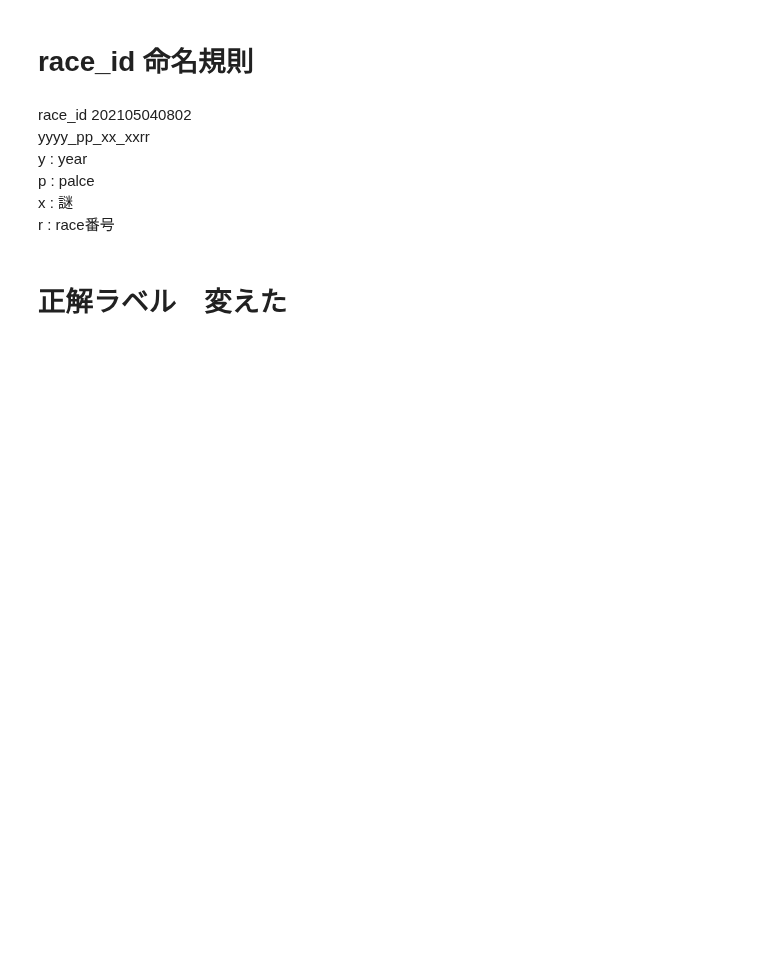
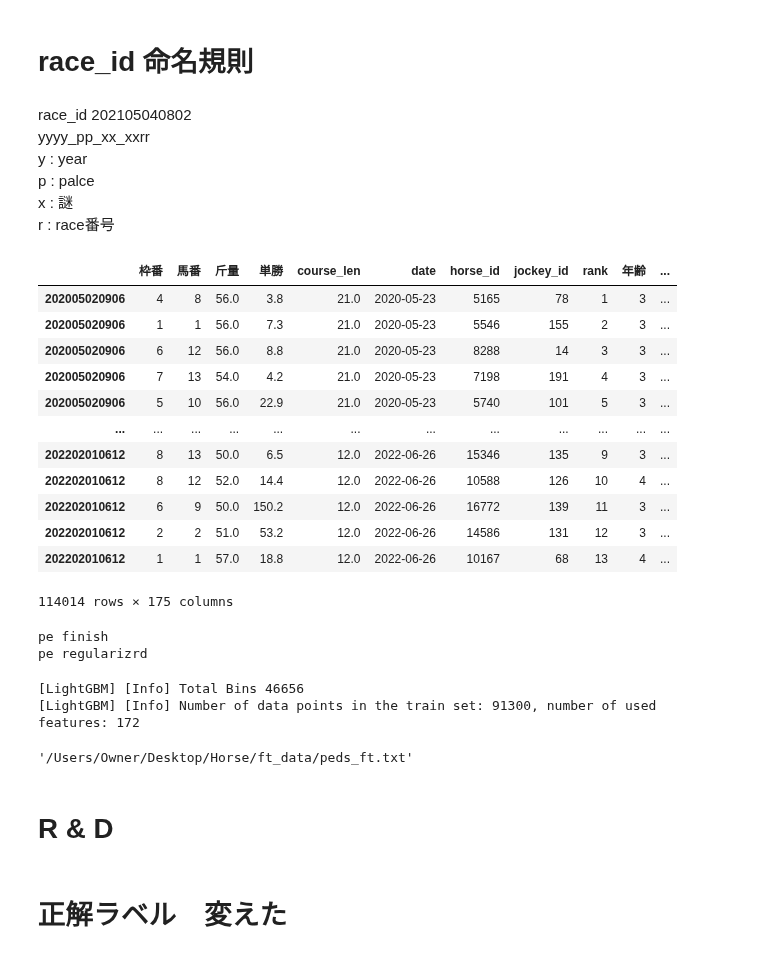
Before and after one commit to yodarjeering/horse, a Jupyter notebook: Rank.ipynb, the cells around one changed output. Saved outputs shown, nothing was run; the diff lists cells and outputs as text; code cells hidden in the pictures; blank space fills up the shorter version.

```diff
--- a/Rank.ipynb
+++ b/Rank.ipynb
@@ -47,6 +46,34 @@ y : year\
 p : palce\
 x : 謎\
 r : race番号
+# %%
+ll.r.data_c
+# %% [output]
+|  | 枠番 | 馬番 | 斤量 | 単勝 | course_len | date | horse_id | jockey_id | rank | 年齢 | ... |
+| 202005020906 | 4 | 8 | 56.0 | 3.8 | 21.0 | 2020-05-23 | 5165 | 78 | 1 | 3 | ... |
+| 202005020906 | 1 | 1 | 56.0 | 7.3 | 21.0 | 2020-05-23 | 5546 | 155 | 2 | 3 | ... |
+| 202005020906 | 6 | 12 | 56.0 | 8.8 | 21.0 | 2020-05-23 | 8288 | 14 | 3 | 3 | ... |
+| 202005020906 | 7 | 13 | 54.0 | 4.2 | 21.0 | 2020-05-23 | 7198 | 191 | 4 | 3 | ... |
+| 202005020906 | 5 | 10 | 56.0 | 22.9 | 21.0 | 2020-05-23 | 5740 | 101 | 5 | 3 | ... |
+| ... | ... | ... | ... | ... | ... | ... | ... | ... | ... | ... | ... |
+| 202202010612 | 8 | 13 | 50.0 | 6.5 | 12.0 | 2022-06-26 | 15346 | 135 | 9 | 3 | ... |
+| 202202010612 | 8 | 12 | 52.0 | 14.4 | 12.0 | 2022-06-26 | 10588 | 126 | 10 | 4 | ... |
+| 202202010612 | 6 | 9 | 50.0 | 150.2 | 12.0 | 2022-06-26 | 16772 | 139 | 11 | 3 | ... |
+| 202202010612 | 2 | 2 | 51.0 | 53.2 | 12.0 | 2022-06-26 | 14586 | 131 | 12 | 3 | ... |
+| 202202010612 | 1 | 1 | 57.0 | 18.8 | 12.0 | 2022-06-26 | 10167 | 68 | 13 | 4 | ... |
+114014 rows × 175 columns
 # %%
 ll = LearnLGBM(peds,results,horse_results)
+ll.path_ft = '/Users/Owner/Desktop/Horse/horse/peds_ft.txt'
 ll.learn_lgb()
+# %% [output]
+pe finish
+pe regularizrd
+[LightGBM] [Info] Total Bins 46656
+[LightGBM] [Info] Number of data points in the train set: 91300, number of used features: 172
+# %%
+ll.path_ft
+# %% [output]
+'/Users/Owner/Desktop/Horse/ft_data/peds_ft.txt'
+# %% [markdown]
+# R & D
```
Also changed, not shown: parts of 16 cells of this notebook, 1 other file.
